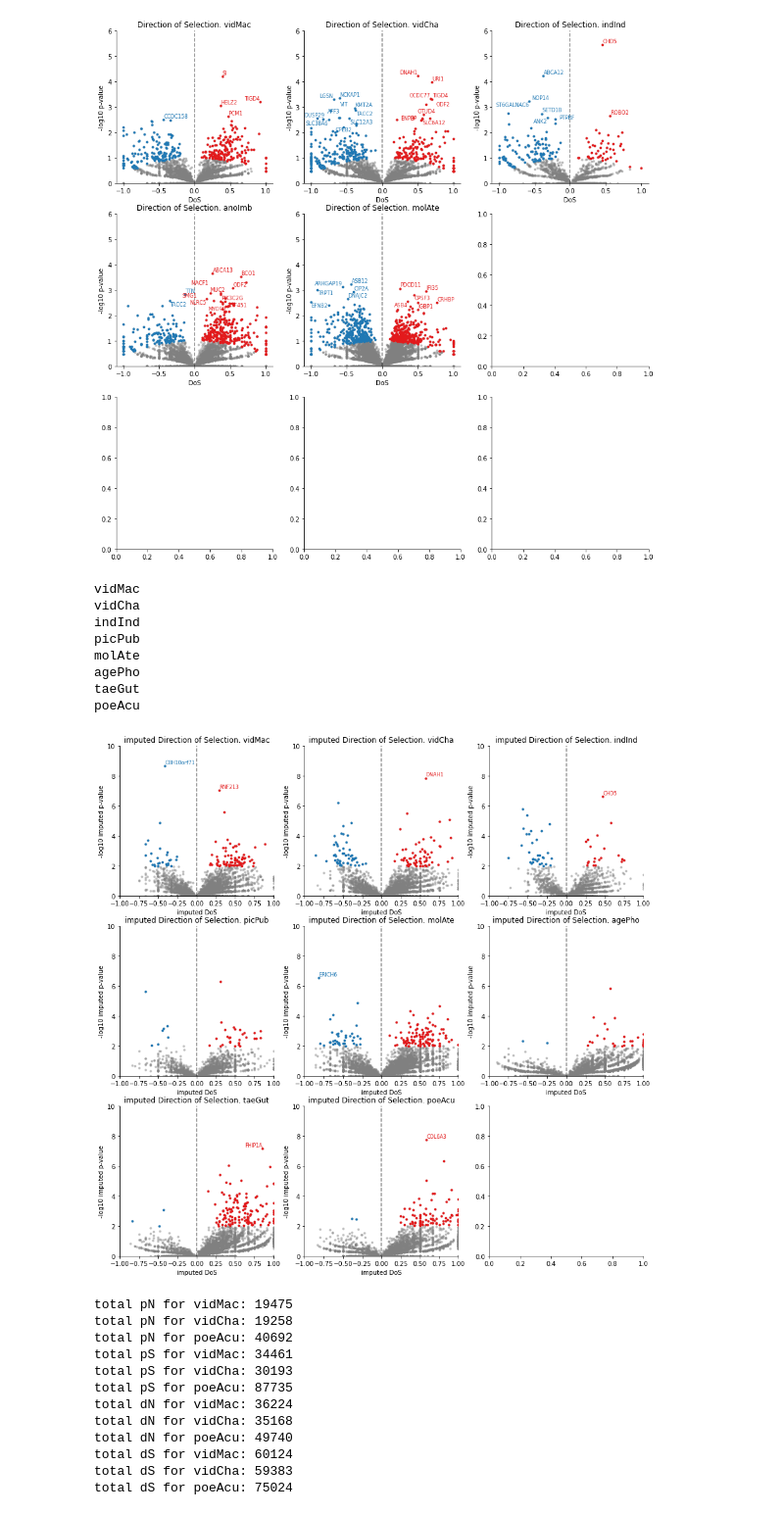
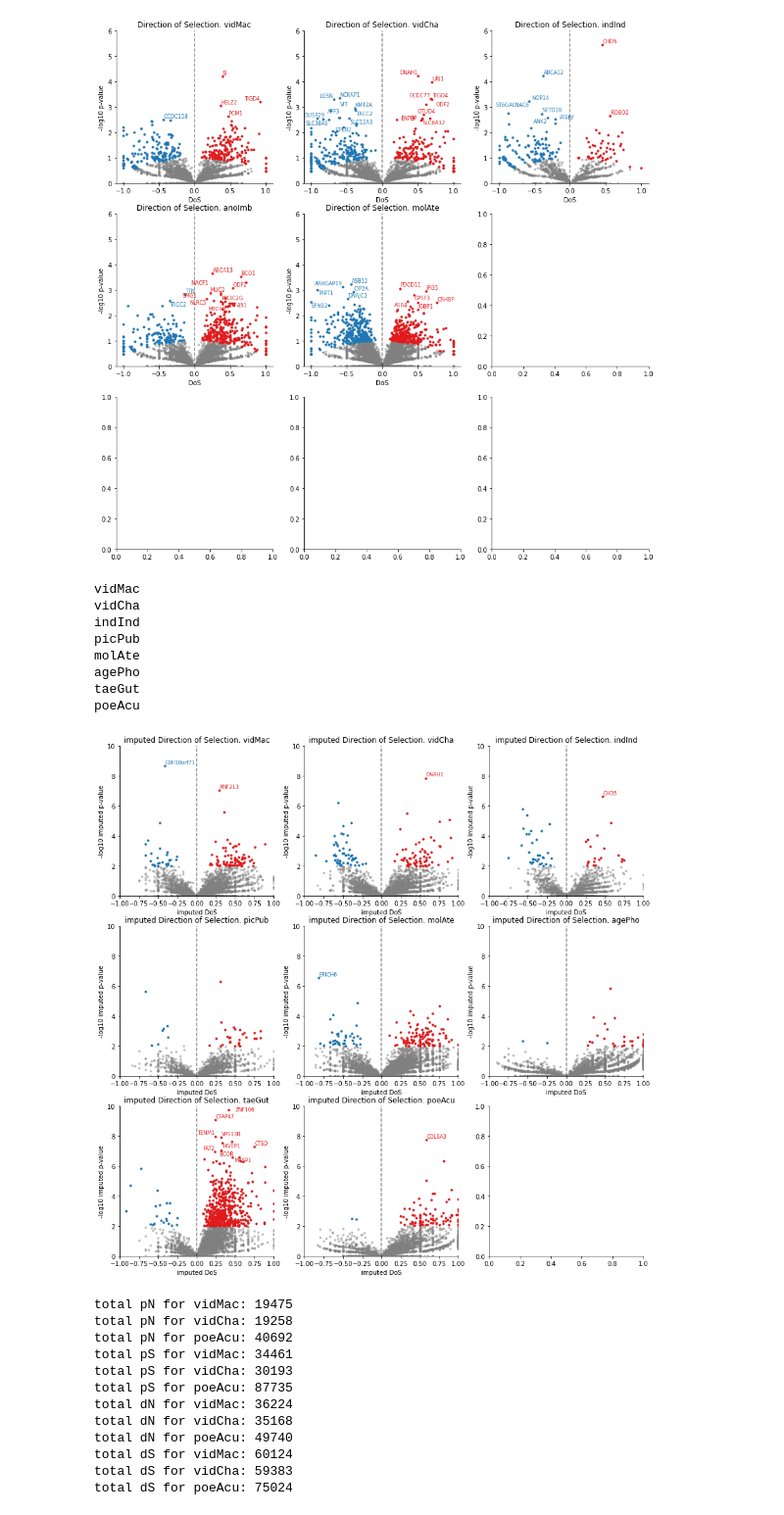
Before and after one commit to osipovarev/Brood_parasites_analysis, a Jupyter notebook: mk_test_analysis.ipynb, the cells around one changed output. Shown at 98% size. Drawn from its saved outputs; the diff is of its cells as text; code cells hidden in the pictures.

```diff
--- a/mk_test_analysis.ipynb
+++ b/mk_test_analysis.ipynb
@@ -161,7 +161,10 @@ for db in dbs:
     ## Load the data by gene
     print(db)
     dir_path = '/Users/osipova/Documents/LabDocs/Brood_parasites_analysis/'
-    file_name = 'MK_test_{}_ncbi/imp.gene.longest.mk.tsv'.format(db)
+    if db == 'taeGut':
+        file_name = 'MK_test_{}_with_vMac/imp.gene.longest.mk.tsv'.format(db)
+    else:
+        file_name = 'MK_test_{}_ncbi/imp.gene.longest.mk.tsv'.format(db)
 
     file_data = glob(dir_path + file_name)[0]
     df = pd.read_csv(file_data, sep='\t')
@@ -196,34 +199,34 @@ for db in dbs:
     axi.set_title('imputed Direction of Selection. {}'.format(db))
     axi.set(xlabel='imputed DoS', ylabel='-log10 imputed p-value')
 #     axi.axhline(pval_cutoff, color='k', alpha=0.5, ls='--')
     axi.axvline(0, color='k', alpha=0.5, ls='--')
     sns.despine(fig=None, ax=None, left=False, bottom=False, offset=None, trim=False)
     i += 1
 
     labels = []
     for x, y, g in zip(df_Dpos_strict['imp.dos'], df_Dpos_strict['log.pval'], df_Dpos_strict['gene']):
         if ((y > 6.5) and (not g.startswith('reg_')) and (not g.startswith('LOC'))):
             labels.append(axi.text(x=x, y=y, s=g, color=p[5], size=8))
     adjust_text(labels, ax=axi)
 
     labels = []
     for x, y, g in zip(df_Dneg_strict['imp.dos'], df_Dneg_strict['log.pval'], df_Dneg_strict['gene']):
         if ((y > 6.5) and (not g.startswith('reg_')) and (not g.startswith('LOC'))):
             labels.append(axi.text(x=x, y=y, s=g, color=p[1], size=8))
     adjust_text(labels, ax=axi)
 
 pdf_name = 'imp.dos.pval_volcanos.mk_test.{}_db.pdf'.format(len(dbs))
 # fig.savefig(pdf_name, bbox_inches='tight')
 # %% [output]
 vidMac
 vidCha
 indInd
 picPub
 molAte
 agePho
 taeGut
 poeAcu
-[figure, old version]
+[figure, new version]
 # %%
 fig, axes = plt.subplots(2, 2, figsize=(14, 7))
 values = ['pN', 'pS', 'dN', 'dS']
```
Also changed, not shown: 1 other file.
